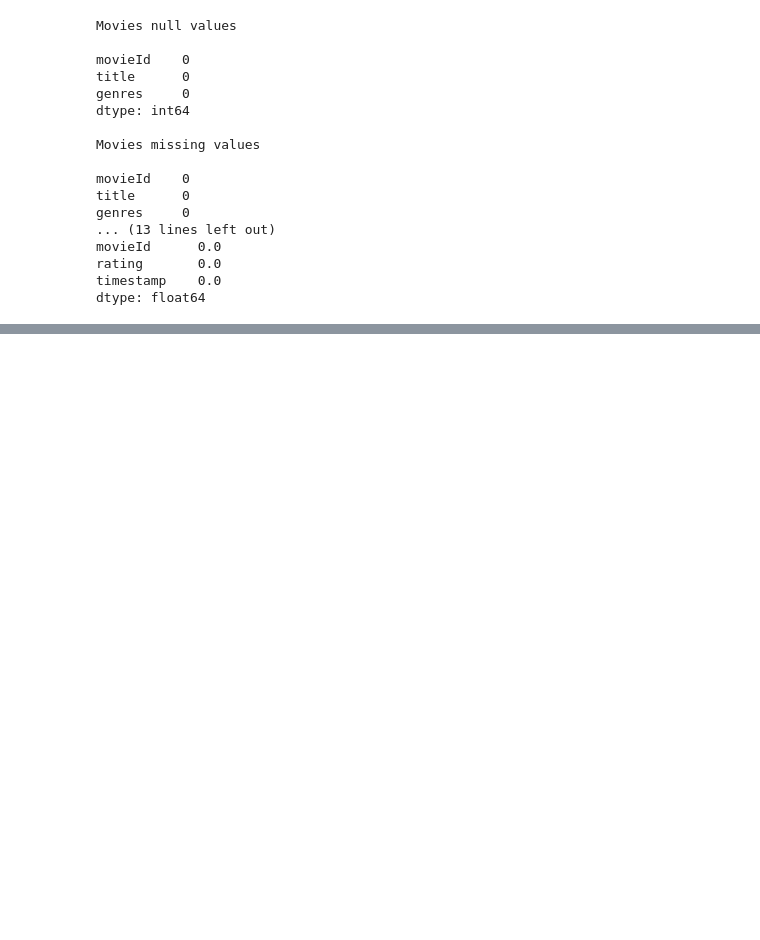
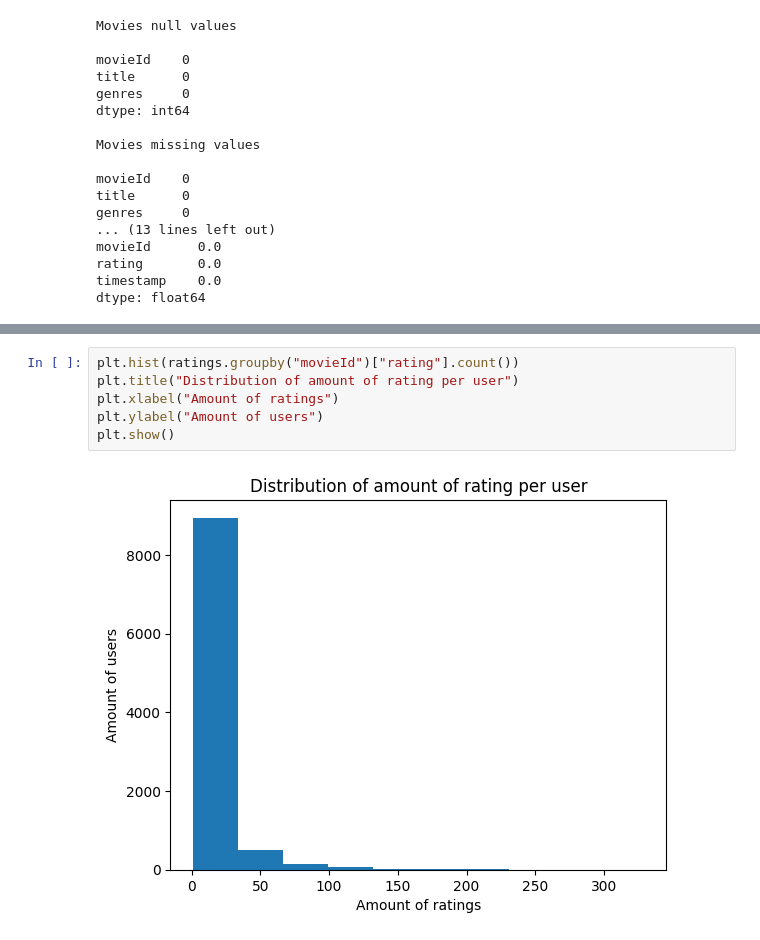
Before and after one commit to IkkiVD/MovieRS, a Jupyter notebook: analysis.ipynb, the cells around one changed output, grey strips where cells are left out. Drawn from its saved outputs; the diff is of its cells as text; blank space fills up the shorter version.

```diff
--- a/analysis.ipynb
+++ b/analysis.ipynb
@@ -38,0 +93,8 @@ No missing values, and no duplicate values
+# %%
+plt.hist(ratings.groupby("movieId")["rating"].count())
+plt.title("Distribution of amount of rating per user")
+plt.xlabel("Amount of ratings")
+plt.ylabel("Amount of users")
+plt.show()
+# %% [output]
+[figure, added]
```
Also changed, not shown: parts of 14 cells of this notebook, 4 other files.
